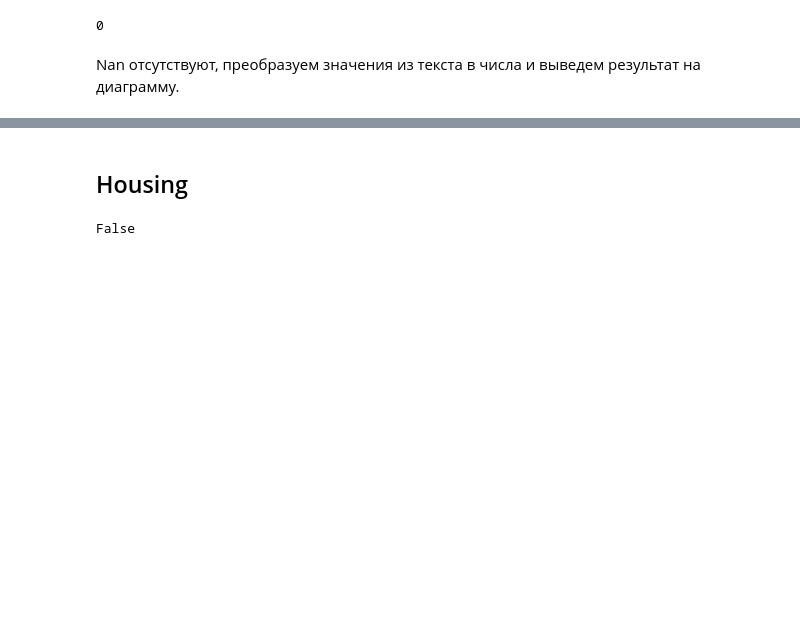
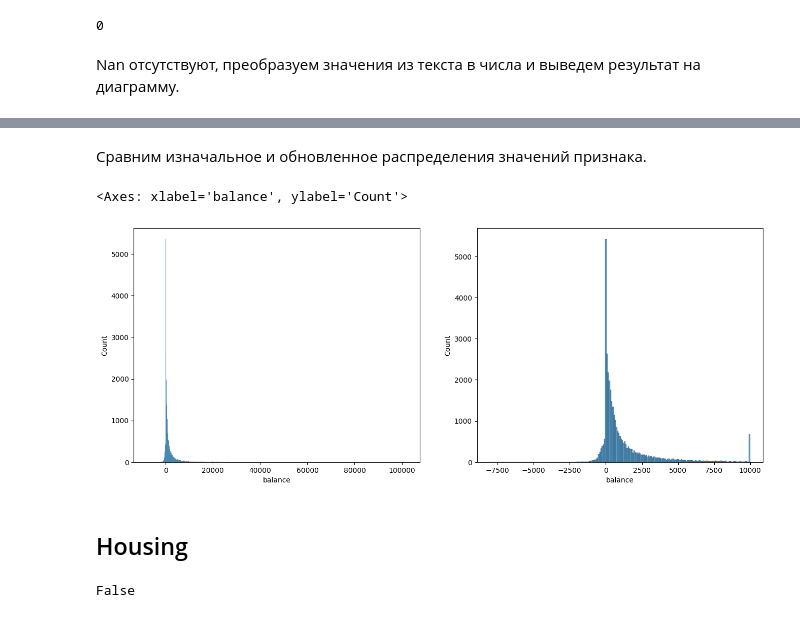
Before and after one commit to kirshchinivan/Research_seminar_Bank_marketing, a Jupyter notebook: Bank_marketing_research_seminar_homework.ipynb, the cells around one changed output, grey strips where cells are left out. Drawn from its saved outputs; the diff is of its cells as text; code cells hidden in the pictures; blank space fills up the shorter version.

```diff
--- a/Bank_marketing_research_seminar_homework.ipynb
+++ b/Bank_marketing_research_seminar_homework.ipynb
@@ -140,0 +209,11 @@ sns.barplot(x=X_train['default'], y=y_train);
+# %% [markdown]
+Сравним изначальное и обновленное распределения значений признака.
+# %%
+fig = plt.figure(figsize=(16, 6))
+plt.subplot(1, 2, 1)
+sns.histplot(X_train['balance'])
+plt.subplot(1, 2, 2)
+sns.histplot(X_train['balance'].map(lambda x: 10000 if x > 10000 else x))
+# %% [output]
+<Axes: xlabel='balance', ylabel='Count'>
+[figure, added]
```
Also changed, not shown: parts of 49 cells of this notebook.
